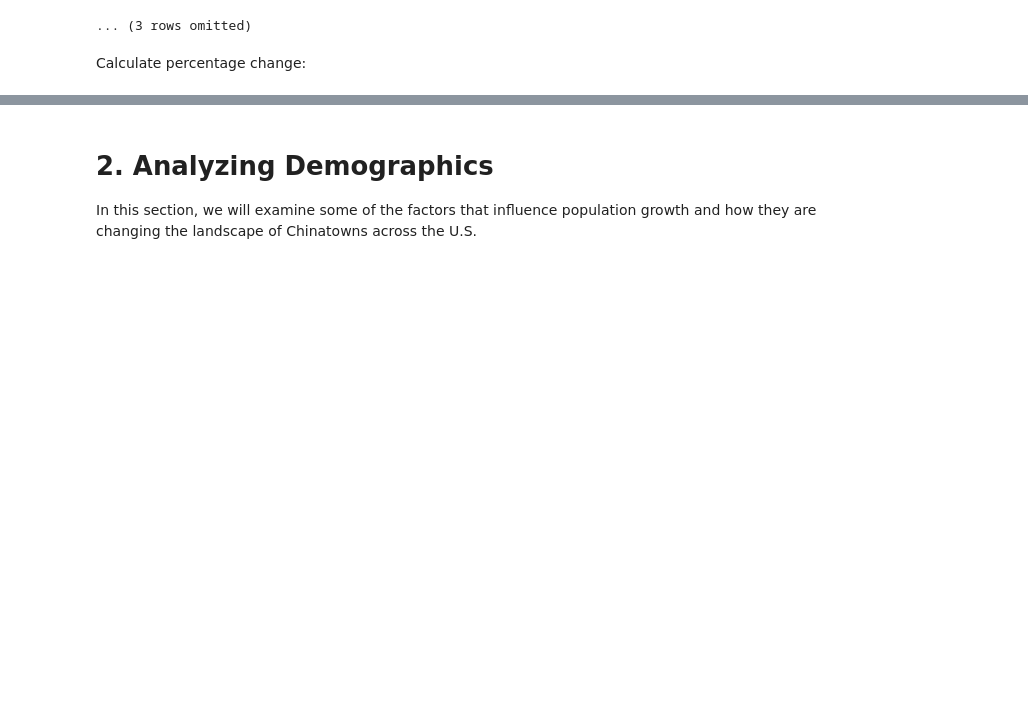
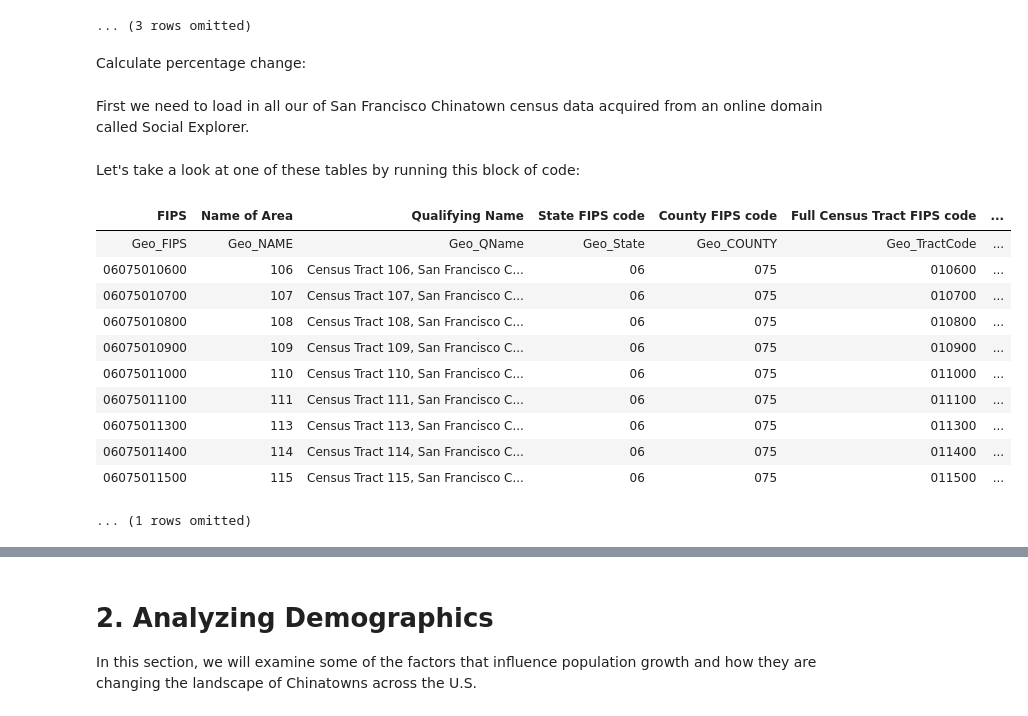
Before and after one commit to ds-modules/XENGLIS-31AC, a Jupyter notebook: XENG_31AC.ipynb, the cells around one changed output, grey strips where cells are left out. Saved outputs shown, nothing was run; the diff lists cells and outputs as text; code cells hidden in the pictures; blank space fills up the shorter version.

Commit message:
reading data sf chinatown

```diff
--- a/XENG_31AC.ipynb
+++ b/XENG_31AC.ipynb
@@ -62,3 +62,32 @@ boston
 ... (3 rows omitted)
 # %% [markdown]
 Calculate percentage change:
+# %% [markdown]
+First we need to load in all our of San Francisco Chinatown census data acquired from an online domain called Social Explorer.
+# %%
+# load in all of the data
+sf_1940 = Table.read_table('data/sf_1940.csv')
+sf_1950 = Table.read_table('data/sf_1950.csv')
+sf_1960 = Table.read_table('data/sf_1960.csv')
+sf_1970 = Table.read_table('data/sf_1970.csv')
+sf_1980 = Table.read_table('data/sf_1980.csv')
+sf_1990 = Table.read_table('data/sf_1990.csv')
+sf_2000 = Table.read_table('data/sf_2000.csv')
+sf_2010 = Table.read_table('data/sf_2010.csv')
+# %% [markdown]
+Let's take a look at one of these tables by running this block of code:
+# %%
+sf_1970
+# %% [output]
+| FIPS | Name of Area | Qualifying Name | State FIPS code | County FIPS code | Full Census Tract FIPS code | ... |
+| Geo_FIPS | Geo_NAME | Geo_QName | Geo_State | Geo_COUNTY | Geo_TractCode | ... |
+| 06075010600 | 106 | Census Tract 106, San Francisco C... | 06 | 075 | 010600 | ... |
+| 06075010700 | 107 | Census Tract 107, San Francisco C... | 06 | 075 | 010700 | ... |
+| 06075010800 | 108 | Census Tract 108, San Francisco C... | 06 | 075 | 010800 | ... |
+| 06075010900 | 109 | Census Tract 109, San Francisco C... | 06 | 075 | 010900 | ... |
+| 06075011000 | 110 | Census Tract 110, San Francisco C... | 06 | 075 | 011000 | ... |
+| 06075011100 | 111 | Census Tract 111, San Francisco C... | 06 | 075 | 011100 | ... |
+| 06075011300 | 113 | Census Tract 113, San Francisco C... | 06 | 075 | 011300 | ... |
+| 06075011400 | 114 | Census Tract 114, San Francisco C... | 06 | 075 | 011400 | ... |
+| 06075011500 | 115 | Census Tract 115, San Francisco C... | 06 | 075 | 011500 | ... |
+... (1 rows omitted)
```
Also changed, not shown: parts of 9 cells of this notebook.
